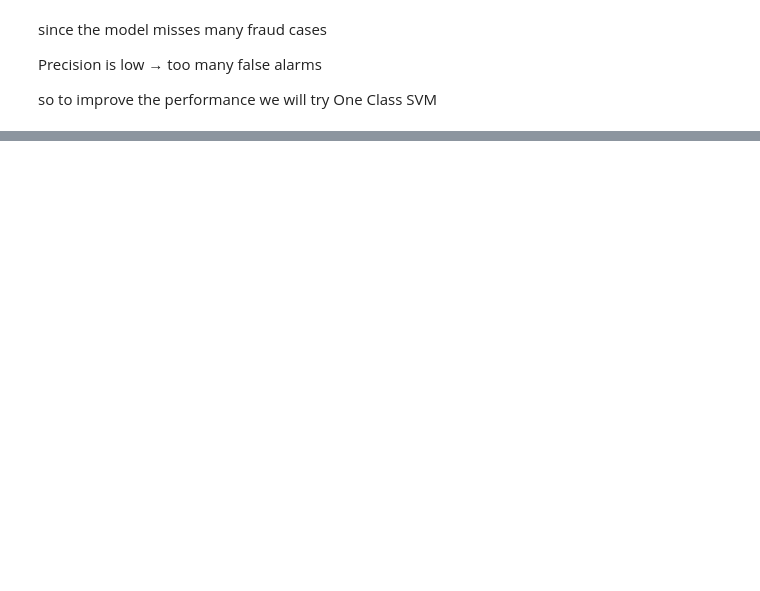
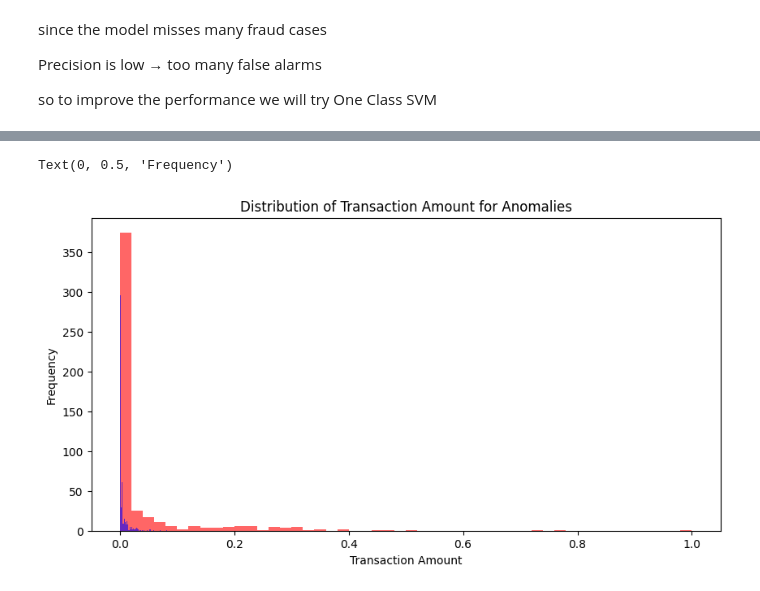
Before and after one commit to nagham05/anomaly-detection-in-credit-card-transactions, a Jupyter notebook: credit_card.ipynb, the cells around one changed output, grey strips where cells are left out. Cells and saved outputs as stored; diff of their text form; code cells hidden in the pictures; blank space fills up the shorter version.

```diff
--- a/credit_card.ipynb
+++ b/credit_card.ipynb
@@ -364,0 +428,10 @@ weighted avg       1.00      1.00      1.00    284807
+# %%
+# 1. Add the best model's (Isolation Forest) predictions to the original DataFrame
+data['Predicted_Anomaly'] = y_iso_pred
+
+# 2. Separate the dataset into two groups based on the model's prediction
+anomalies = data[data['Predicted_Anomaly'] == 1]
+normal_transactions = data[data['Predicted_Anomaly'] == 0]
+
+print(f"Total Predicted Anomalies: {len(anomalies)}")
+print(f"Total Predicted Normal Transactions: {len(normal_transactions)}")
@@ -364,0 +466,11 @@ weighted avg       1.00      1.00      1.00    284807
+# %%
+# Visualize the distribution of Amount for anomalies vs fraud (Class == 1)
+plt.figure(figsize=(10, 5))
+plt.hist(anomalies['Amount'], bins=50, alpha=0.6, label='Predicted Anomalies', color='red')
+plt.hist(data[data['Class'] == 1]['Amount'], bins=50, alpha=0.6, label='True Fraud (for comparison)', color='blue')
+plt.title('Distribution of Transaction Amount for Anomalies')
+plt.xlabel('Transaction Amount')
+plt.ylabel('Frequency')
+# %% [output]
+Text(0, 0.5, 'Frequency')
+[figure, added]
```
Also changed, not shown: parts of 23 cells of this notebook.
